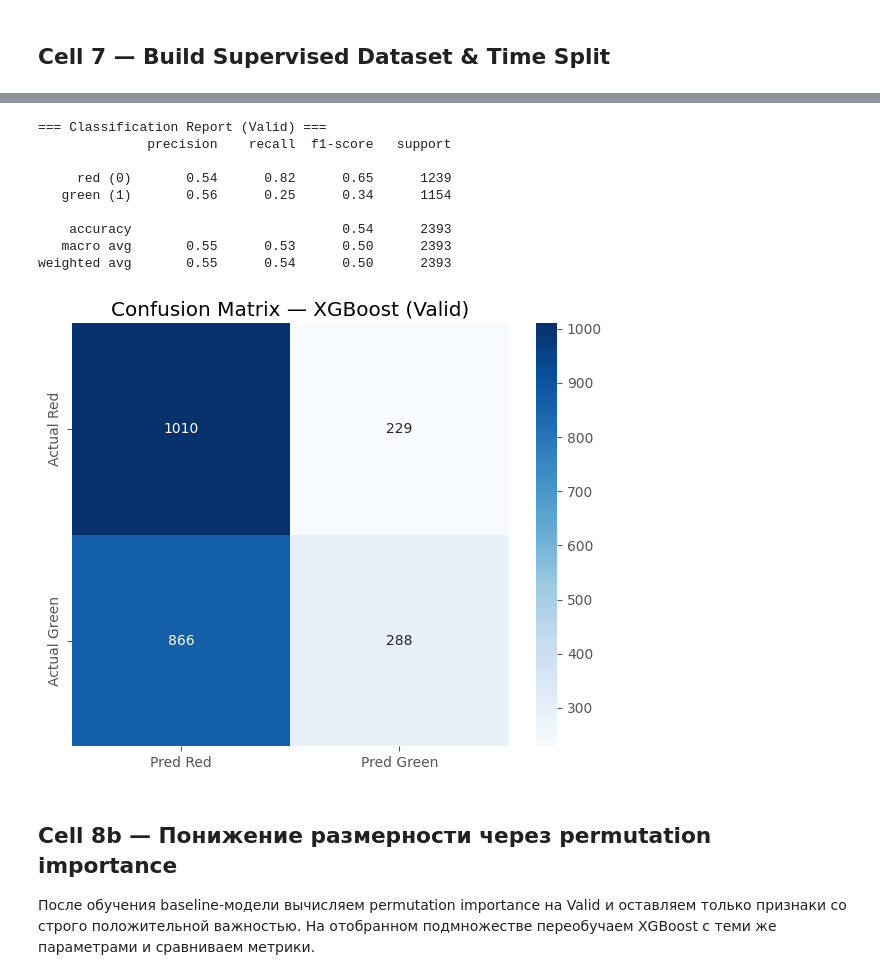
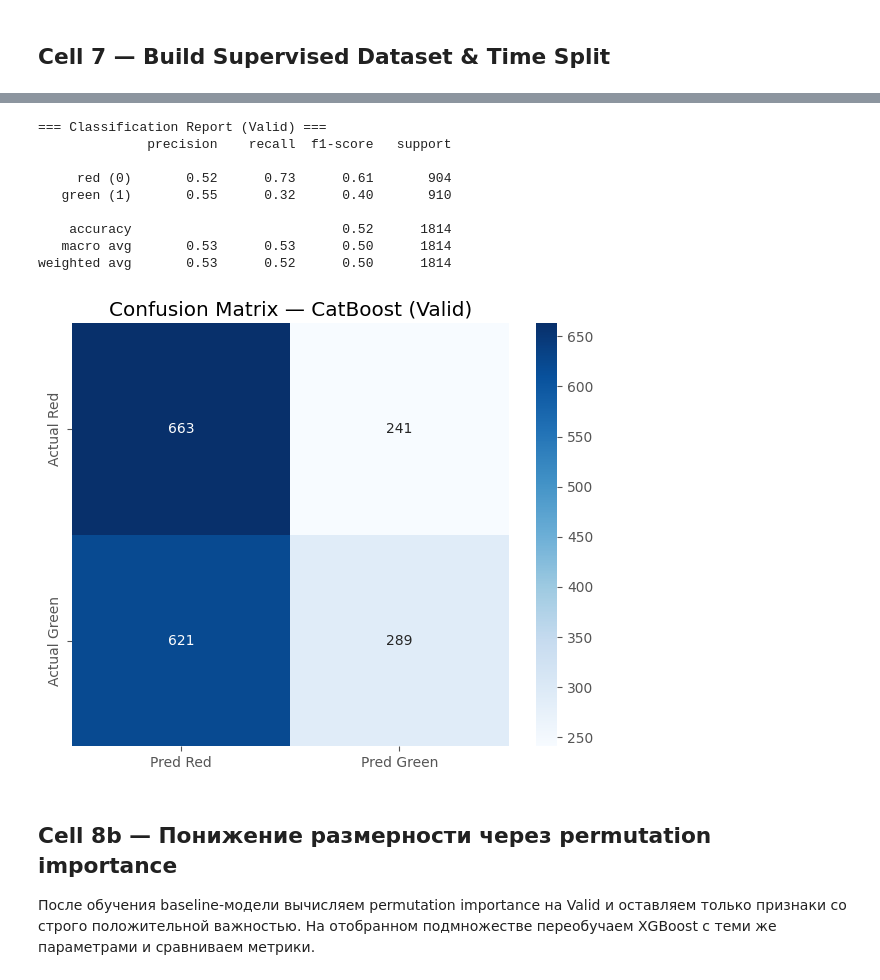
Before and after one commit to jekamalyshev/sber-intraday-pipeline, a Jupyter notebook: sber_intraday_pipeline.ipynb, the cells around one changed output, grey strips where cells are left out. Cells and saved outputs as stored; diff of their text form; code cells hidden in the pictures.

```diff
--- a/sber_intraday_pipeline.ipynb
+++ b/sber_intraday_pipeline.ipynb
@@ -370,9 +372,9 @@ def add_ta_features(df, verbose=True):
     return out
 
 # ── Параметры ATR-target (из эксперимента A3, победитель grid search) ────
-# K_BARS=5, K_ATR=1.0 → target=1 если CLOSE сдвинется на ≥1·ATR за 5 свечей вперёд,
-# 0 если на ≤−1·ATR, иначе строка отбрасывается. Подробнее в README → Эксперименты A3.
-K_BARS = 5
+# K_BARS=3, K_ATR=1.0 → target=1 если CLOSE сдвинется на ≥1·ATR за 3 свечи (15 мин) вперёд,
+# 0 если на ≤−1·ATR, иначе строка отбрасывается. Победитель sensitivity grid (см. README).
+K_BARS = 3
 K_ATR = 1.0
 
 def add_target(df, k_bars: int = K_BARS, k_atr: float = K_ATR, atr_col: str = 'atr_14'):
@@ -672,25 +677,25 @@ Best iteration: 16
 # %%
 print('\n=== Classification Report (Valid) ===')
-print(classification_report(y_valid, baseline_model.predict(X_valid), target_names=['red (0)', 'green (1)']))
+print(classification_report(y_valid, np.asarray(baseline_model.predict(X_valid)).ravel().astype(int), target_names=['red (0)', 'green (1)']))
 
 plt.figure(figsize=(6, 5))
-cm = confusion_matrix(y_valid, baseline_model.predict(X_valid))
+cm = confusion_matrix(y_valid, np.asarray(baseline_model.predict(X_valid)).ravel().astype(int))
 sns.heatmap(cm, annot=True, fmt='d', cmap='Blues',
             xticklabels=['Pred Red', 'Pred Green'],
             yticklabels=['Actual Red', 'Actual Green'])
-plt.title('Confusion Matrix — XGBoost (Valid)')
+plt.title('Confusion Matrix — CatBoost (Valid)')
 plt.tight_layout(); plt.show()
 # %% [output]
 === Classification Report (Valid) ===
               precision    recall  f1-score   support
 
-     red (0)       0.54      0.82      0.65      1239
-   green (1)       0.56      0.25      0.34      1154
+     red (0)       0.52      0.73      0.61       904
+   green (1)       0.55      0.32      0.40       910
 
-    accuracy                           0.54      2393
-   macro avg       0.55      0.53      0.50      2393
-weighted avg       0.55      0.54      0.50      2393
+    accuracy                           0.52      1814
+   macro avg       0.53      0.53      0.50      1814
+weighted avg       0.53      0.52      0.50      1814
-[figure, old version]
+[figure, new version]
 # %% [markdown]
 ## Cell 8b — Понижение размерности через permutation importance
 
```
Also changed, not shown: parts of 12 cells of this notebook, 8 other files.
